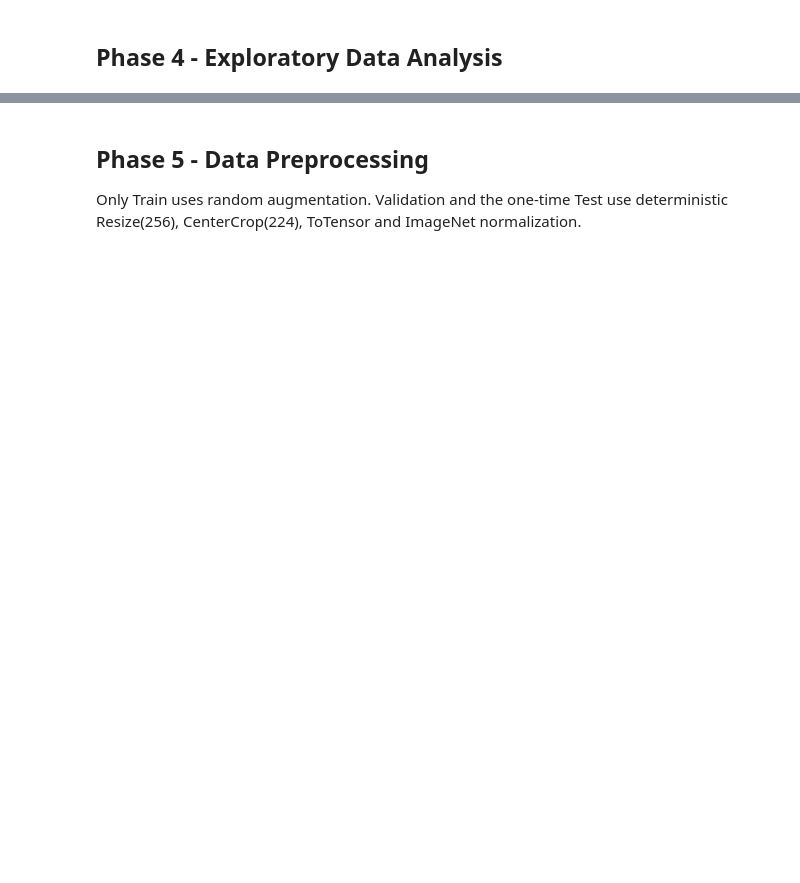
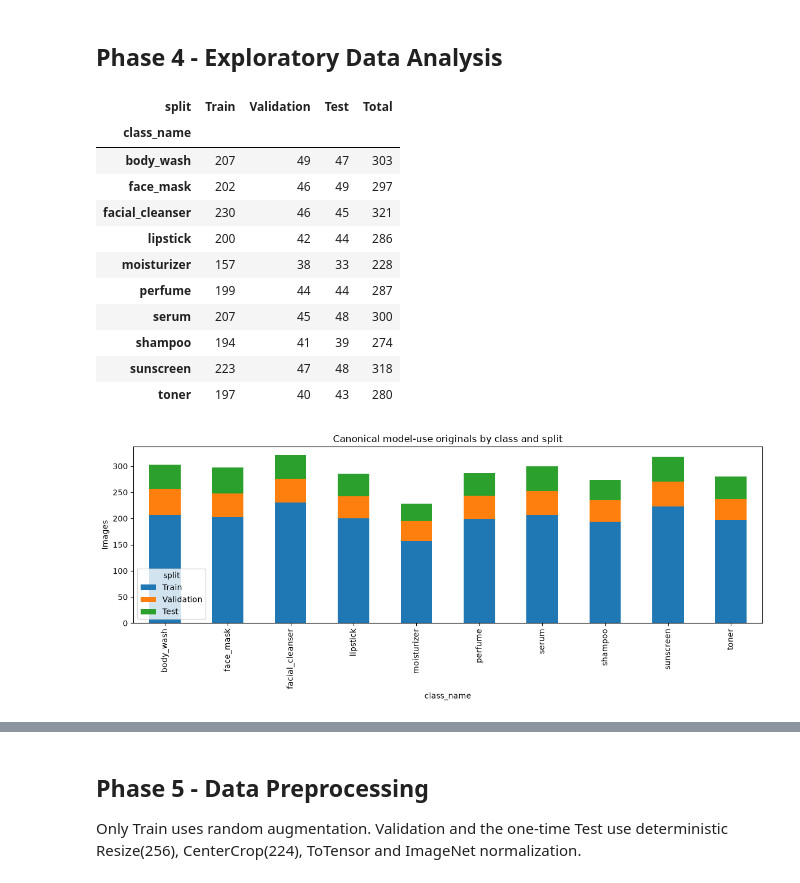
Before and after one commit to TiCoder-coder/TOTAL_LABPARACTICE_FOR_DEEP_LEARNING, a Jupyter notebook: total_practice/practice_2_2/notebooks/04_canonical_report.ipynb, the cells around one changed output, grey strips where cells are left out. Drawn from its saved outputs; the diff is of its cells as text; code cells hidden in the pictures; blank space fills up the shorter version.

```diff
--- a/total_practice/practice_2_2/notebooks/04_canonical_report.ipynb
+++ b/total_practice/practice_2_2/notebooks/04_canonical_report.ipynb
@@ -139,8 +190,23 @@ display(leakage_table.style.hide(axis="index").set_caption("Canonical leakage-sa
 ## Phase 4 - Exploratory Data Analysis
 # %%
 class_split = pd.crosstab(model_use["class_name"], model_use["split"]).reindex(columns=["Train", "Validation", "Test"])
-display(class_split)
-class_split.plot(kind="bar", figsize=(12, 5), title="Canonical model-use originals by class and split")
+class_split['Total'] = class_split.sum(axis=1)
+display(vu.style_distribution_table(class_split))
+class_split[['Train', 'Validation', 'Test']].plot(kind="bar", figsize=(12, 5), title="Canonical model-use originals by class and split", stacked=True)
 plt.ylabel("Images")
 plt.tight_layout()
 plt.show()
+# %% [output]
+| split | Train | Validation | Test | Total |
+| class_name |  |  |  |  |
+| body_wash | 207 | 49 | 47 | 303 |
+| face_mask | 202 | 46 | 49 | 297 |
+| facial_cleanser | 230 | 46 | 45 | 321 |
+| lipstick | 200 | 42 | 44 | 286 |
+| moisturizer | 157 | 38 | 33 | 228 |
+| perfume | 199 | 44 | 44 | 287 |
+| serum | 207 | 45 | 48 | 300 |
+| shampoo | 194 | 41 | 39 | 274 |
+| sunscreen | 223 | 47 | 48 | 318 |
+| toner | 197 | 40 | 43 | 280 |
+[figure, added]
```
Also changed, not shown: parts of 21 cells of this notebook, 13 other files.
